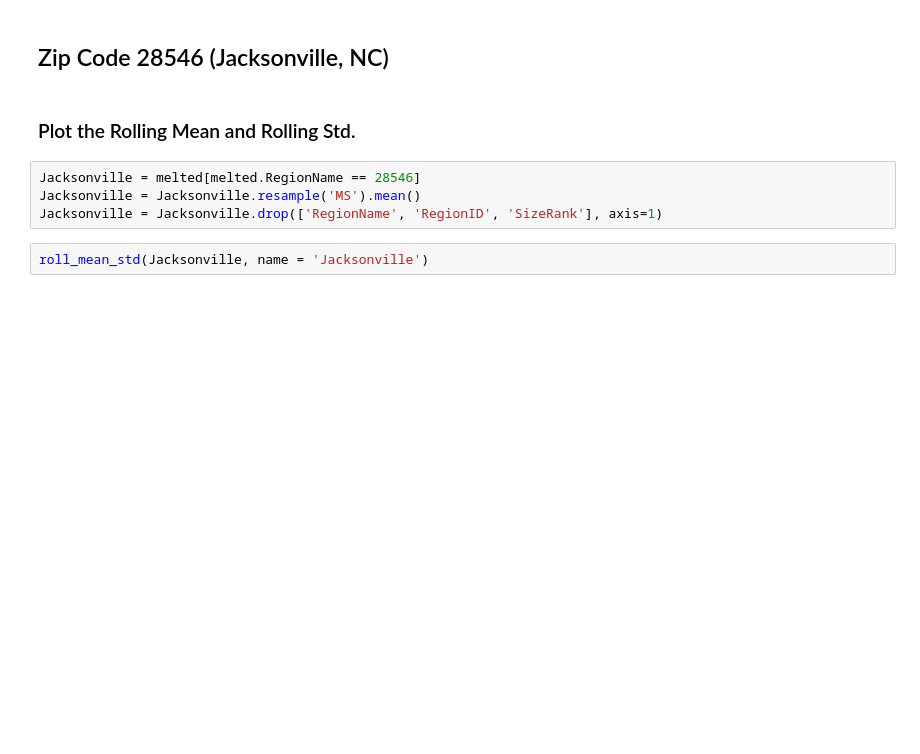
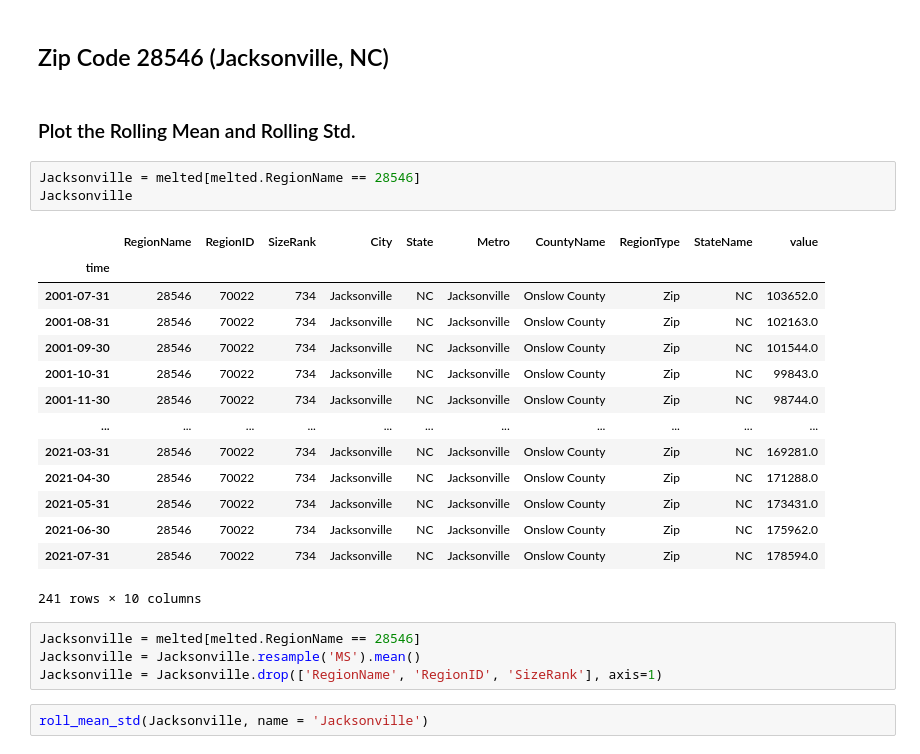
Before and after one commit to fivearm/Phase_4_Project, a Jupyter notebook: Jacksonville_NC_28546.ipynb, the cells around one changed output. Saved outputs shown, nothing was run; the diff lists cells and outputs as text; blank space fills up the shorter version.

```diff
--- a/Jacksonville_NC_28546.ipynb
+++ b/Jacksonville_NC_28546.ipynb
@@ -49,6 +65,24 @@ melted.set_index('time', inplace=True)
 ## Zip Code 28546 (Jacksonville, NC)
 # %% [markdown]
 ### Plot the Rolling Mean and Rolling Std.
+# %%
+Jacksonville = melted[melted.RegionName == 28546]
+Jacksonville
+# %% [output]
+|  | RegionName | RegionID | SizeRank | City | State | Metro | CountyName | RegionType | StateName | value |
+| time |  |  |  |  |  |  |  |  |  |  |
+| 2001-07-31 | 28546 | 70022 | 734 | Jacksonville | NC | Jacksonville | Onslow County | Zip | NC | 103652.0 |
+| 2001-08-31 | 28546 | 70022 | 734 | Jacksonville | NC | Jacksonville | Onslow County | Zip | NC | 102163.0 |
+| 2001-09-30 | 28546 | 70022 | 734 | Jacksonville | NC | Jacksonville | Onslow County | Zip | NC | 101544.0 |
+| 2001-10-31 | 28546 | 70022 | 734 | Jacksonville | NC | Jacksonville | Onslow County | Zip | NC | 99843.0 |
+| 2001-11-30 | 28546 | 70022 | 734 | Jacksonville | NC | Jacksonville | Onslow County | Zip | NC | 98744.0 |
+| ... | ... | ... | ... | ... | ... | ... | ... | ... | ... | ... |
+| 2021-03-31 | 28546 | 70022 | 734 | Jacksonville | NC | Jacksonville | Onslow County | Zip | NC | 169281.0 |
+| 2021-04-30 | 28546 | 70022 | 734 | Jacksonville | NC | Jacksonville | Onslow County | Zip | NC | 171288.0 |
+| 2021-05-31 | 28546 | 70022 | 734 | Jacksonville | NC | Jacksonville | Onslow County | Zip | NC | 173431.0 |
+| 2021-06-30 | 28546 | 70022 | 734 | Jacksonville | NC | Jacksonville | Onslow County | Zip | NC | 175962.0 |
+| 2021-07-31 | 28546 | 70022 | 734 | Jacksonville | NC | Jacksonville | Onslow County | Zip | NC | 178594.0 |
+241 rows × 10 columns
 # %%
 Jacksonville = melted[melted.RegionName == 28546]
 Jacksonville = Jacksonville.resample('MS').mean()
```
Also changed, not shown: parts of 1 cell of this notebook, 1 other file.
